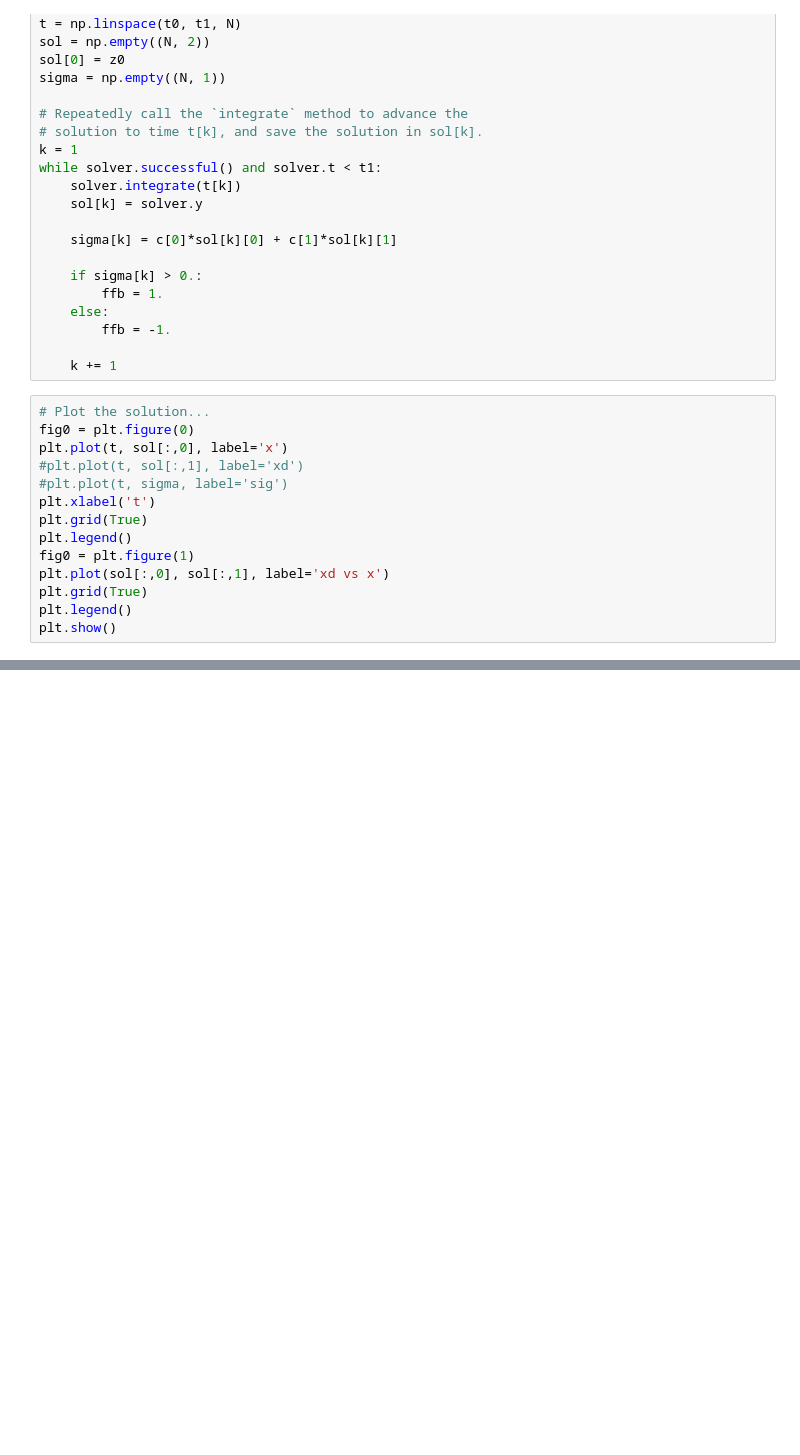
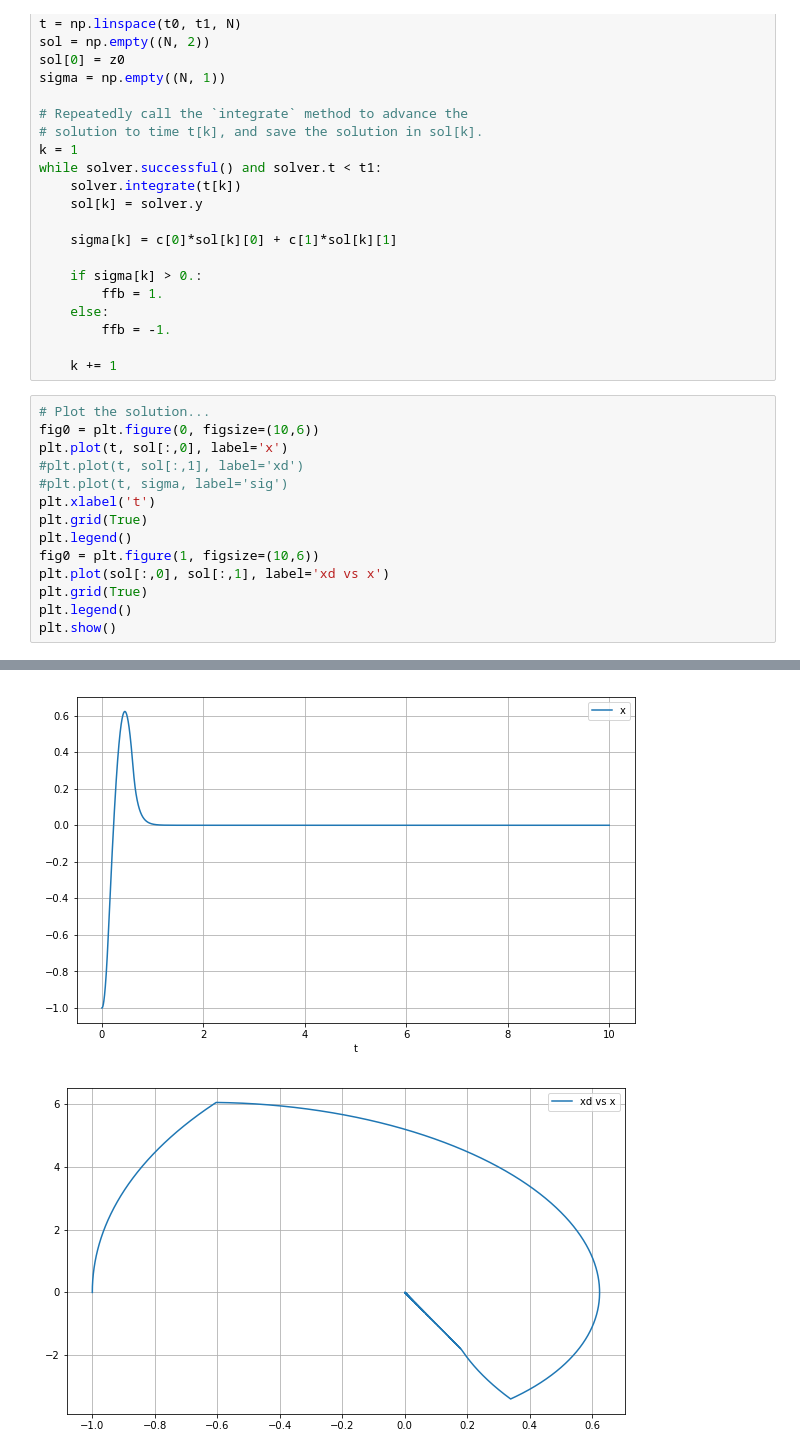
Before and after one commit to jimurai/control_notebooks, a Jupyter notebook: SlidingMode.ipynb, the cells around one changed output, grey strips where cells are left out. Drawn from its saved outputs; the diff is of its cells as text; blank space fills up the shorter version.

Commit message:
Switched to old-style plots to see if github handles it better.

```diff
--- a/SlidingMode.ipynb
+++ b/SlidingMode.ipynb
@@ -69,14 +69,14 @@ while solver.successful() and solver.t < t1:
     k += 1
 # %%
 # Plot the solution...
-fig0 = plt.figure(0)
+fig0 = plt.figure(0, figsize=(10,6))
 plt.plot(t, sol[:,0], label='x')
 #plt.plot(t, sol[:,1], label='xd')
 #plt.plot(t, sigma, label='sig')
 plt.xlabel('t')
 plt.grid(True)
 plt.legend()
-fig0 = plt.figure(1)
+fig0 = plt.figure(1, figsize=(10,6))
 plt.plot(sol[:,0], sol[:,1], label='xd vs x')
 plt.grid(True)
 plt.legend()
@@ -88,0 +85,2 @@ plt.show()
+[figure, added]
+[figure, added]
```
Also changed, not shown: parts of 2 cells of this notebook, 1 other file.
